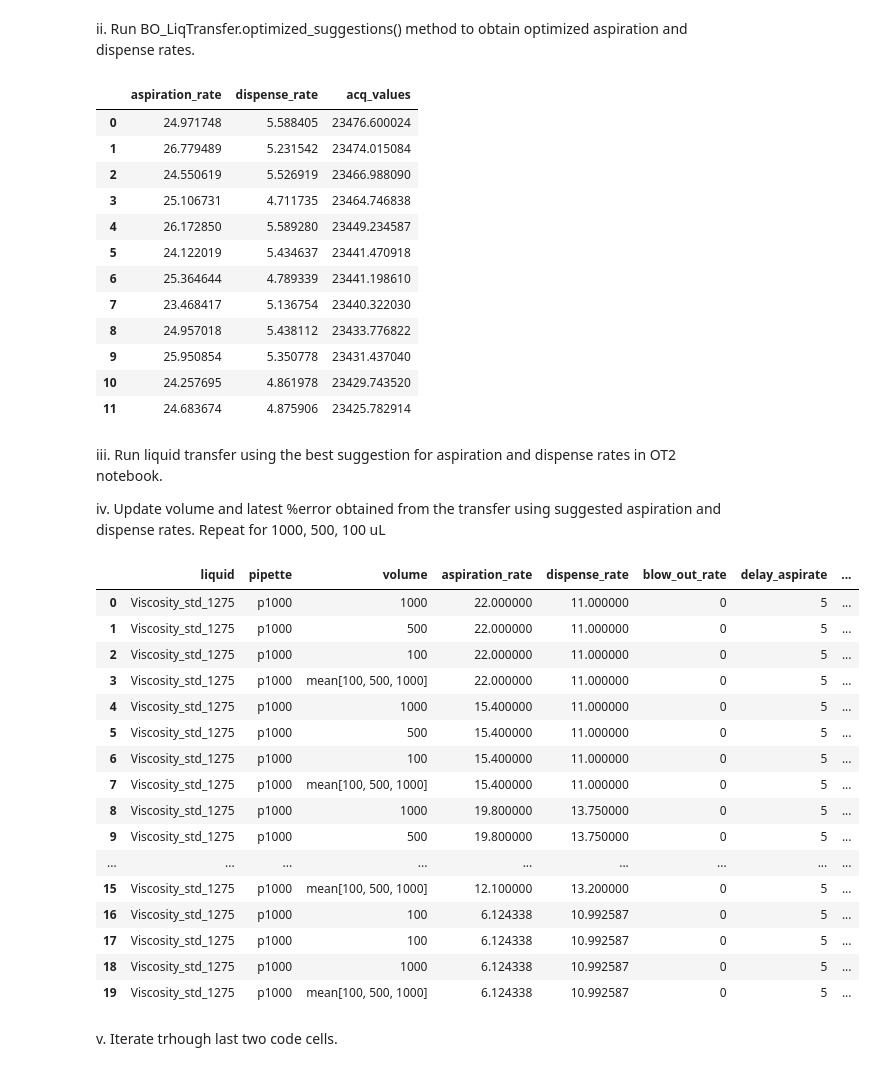
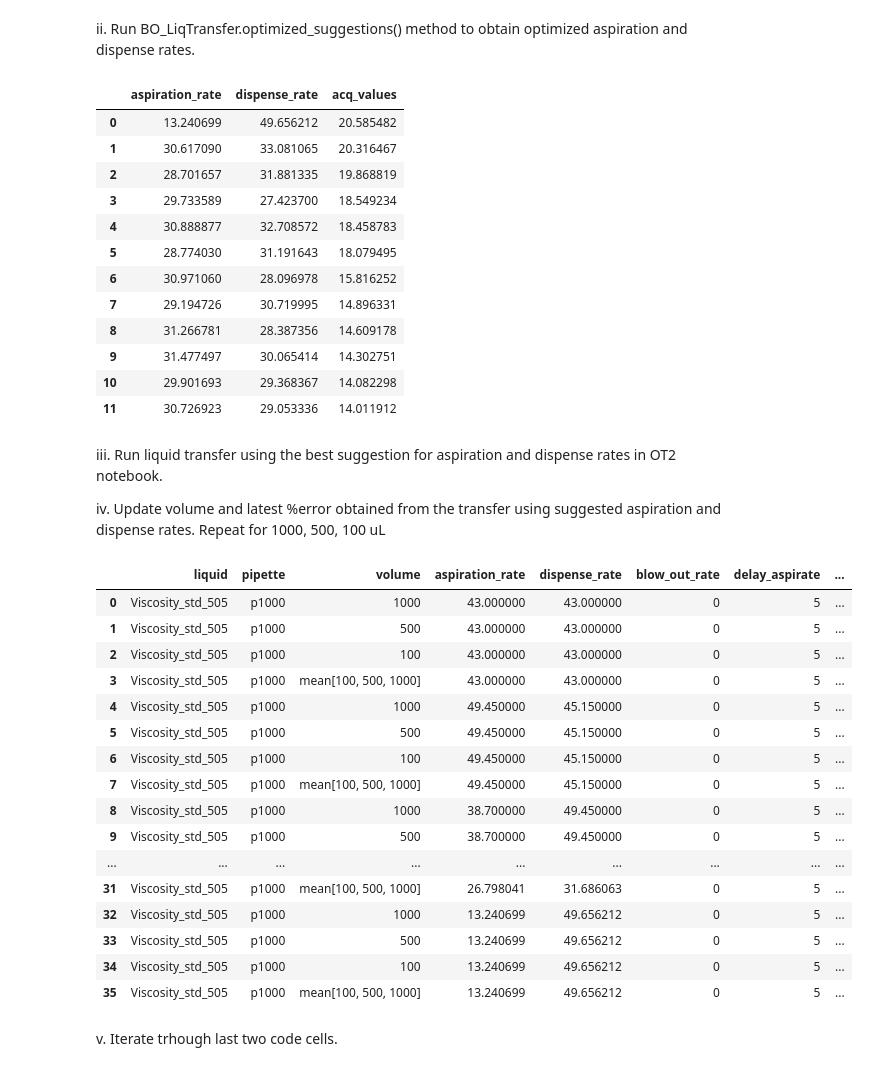
Before and after one commit to Quijanove/viscosity_liquid_transfer_Pablo, a Jupyter notebook: BOTorch_optimizationl_mean_volume.ipynb, the cells around one changed output. Saved outputs shown, nothing was run; the diff lists cells and outputs as text; code cells hidden in the pictures.

```diff
--- a/BOTorch_optimizationl_mean_volume.ipynb
+++ b/BOTorch_optimizationl_mean_volume.ipynb
@@ -234,7 +234,7 @@ i.   Create BO_LiqTransfer object and load data set.
 Please set liquid name and volume to transfer according to the experiment.
 # %%
 # Change according to experiment
-liquid_name = 'Viscosity_std_1275'
+liquid_name = 'Viscosity_std_505'
 
 # Do not change
 liq = BO_LiqTransfer(liquid_name)
@@ -265,40 +265,40 @@ ii.   Run BO_LiqTransfer.optimized_suggestions() method to obtain optimized aspi
 liq.optimized_suggestions()
 # %% [output]
 |  | aspiration_rate | dispense_rate | acq_values |
-| 0 | 24.971748 | 5.588405 | 23476.600024 |
-| 1 | 26.779489 | 5.231542 | 23474.015084 |
-| 2 | 24.550619 | 5.526919 | 23466.988090 |
-| 3 | 25.106731 | 4.711735 | 23464.746838 |
-| 4 | 26.172850 | 5.589280 | 23449.234587 |
-| 5 | 24.122019 | 5.434637 | 23441.470918 |
-| 6 | 25.364644 | 4.789339 | 23441.198610 |
-| 7 | 23.468417 | 5.136754 | 23440.322030 |
-| 8 | 24.957018 | 5.438112 | 23433.776822 |
-| 9 | 25.950854 | 5.350778 | 23431.437040 |
-| 10 | 24.257695 | 4.861978 | 23429.743520 |
-| 11 | 24.683674 | 4.875906 | 23425.782914 |
+| 0 | 13.240699 | 49.656212 | 20.585482 |
+| 1 | 30.617090 | 33.081065 | 20.316467 |
+| 2 | 28.701657 | 31.881335 | 19.868819 |
+| 3 | 29.733589 | 27.423700 | 18.549234 |
+| 4 | 30.888877 | 32.708572 | 18.458783 |
+| 5 | 28.774030 | 31.191643 | 18.079495 |
+| 6 | 30.971060 | 28.096978 | 15.816252 |
+| 7 | 29.194726 | 30.719995 | 14.896331 |
+| 8 | 31.266781 | 28.387356 | 14.609178 |
+| 9 | 31.477497 | 30.065414 | 14.302751 |
+| 10 | 29.901693 | 29.368367 | 14.082298 |
+| 11 | 30.726923 | 29.053336 | 14.011912 |
 # %% [markdown]
 iii. Run liquid transfer using the best suggestion for aspiration and dispense rates in OT2 notebook.
 
 iv. Update volume and latest %error obtained from the transfer using suggested aspiration and dispense rates. Repeat for 1000, 500, 100 uL
 # %%
-volume= 1000
-liq.update_data(volume)
+volume= 100
+liq.update_data(7.22100,volume)
 # %% [output]
 |  | liquid | pipette | volume | aspiration_rate | dispense_rate | blow_out_rate | delay_aspirate | ... |
-| 0 | Viscosity_std_1275 | p1000 | 1000 | 22.000000 | 11.000000 | 0 | 5 | ... |
-| 1 | Viscosity_std_1275 | p1000 | 500 | 22.000000 | 11.000000 | 0 | 5 | ... |
-| 2 | Viscosity_std_1275 | p1000 | 100 | 22.000000 | 11.000000 | 0 | 5 | ... |
-| 3 | Viscosity_std_1275 | p1000 | mean[100, 500, 1000] | 22.000000 | 11.000000 | 0 | 5 | ... |
-| 4 | Viscosity_std_1275 | p1000 | 1000 | 15.400000 | 11.000000 | 0 | 5 | ... |
-| 5 | Viscosity_std_1275 | p1000 | 500 | 15.400000 | 11.000000 | 0 | 5 | ... |
-| 6 | Viscosity_std_1275 | p1000 | 100 | 15.400000 | 11.000000 | 0 | 5 | ... |
-| 7 | Viscosity_std_1275 | p1000 | mean[100, 500, 1000] | 15.400000 | 11.000000 | 0 | 5 | ... |
-| 8 | Viscosity_std_1275 | p1000 | 1000 | 19.800000 | 13.750000 | 0 | 5 | ... |
-| 9 | Viscosity_std_1275 | p1000 | 500 | 19.800000 | 13.750000 | 0 | 5 | ... |
+| 0 | Viscosity_std_505 | p1000 | 1000 | 43.000000 | 43.000000 | 0 | 5 | ... |
+| 1 | Viscosity_std_505 | p1000 | 500 | 43.000000 | 43.000000 | 0 | 5 | ... |
+| 2 | Viscosity_std_505 | p1000 | 100 | 43.000000 | 43.000000 | 0 | 5 | ... |
+| 3 | Viscosity_std_505 | p1000 | mean[100, 500, 1000] | 43.000000 | 43.000000 | 0 | 5 | ... |
+| 4 | Viscosity_std_505 | p1000 | 1000 | 49.450000 | 45.150000 | 0 | 5 | ... |
+| 5 | Viscosity_std_505 | p1000 | 500 | 49.450000 | 45.150000 | 0 | 5 | ... |
+| 6 | Viscosity_std_505 | p1000 | 100 | 49.450000 | 45.150000 | 0 | 5 | ... |
+| 7 | Viscosity_std_505 | p1000 | mean[100, 500, 1000] | 49.450000 | 45.150000 | 0 | 5 | ... |
+| 8 | Viscosity_std_505 | p1000 | 1000 | 38.700000 | 49.450000 | 0 | 5 | ... |
+| 9 | Viscosity_std_505 | p1000 | 500 | 38.700000 | 49.450000 | 0 | 5 | ... |
 | ... | ... | ... | ... | ... | ... | ... | ... | ... |
-| 15 | Viscosity_std_1275 | p1000 | mean[100, 500, 1000] | 12.100000 | 13.200000 | 0 | 5 | ... |
-| 16 | Viscosity_std_1275 | p1000 | 100 | 6.124338 | 10.992587 | 0 | 5 | ... |
-| 17 | Viscosity_std_1275 | p1000 | 100 | 6.124338 | 10.992587 | 0 | 5 | ... |
-| 18 | Viscosity_std_1275 | p1000 | 1000 | 6.124338 | 10.992587 | 0 | 5 | ... |
-| 19 | Viscosity_std_1275 | p1000 | mean[100, 500, 1000] | 6.124338 | 10.992587 | 0 | 5 | ... |
+| 31 | Viscosity_std_505 | p1000 | mean[100, 500, 1000] | 26.798041 | 31.686063 | 0 | 5 | ... |
+| 32 | Viscosity_std_505 | p1000 | 1000 | 13.240699 | 49.656212 | 0 | 5 | ... |
+| 33 | Viscosity_std_505 | p1000 | 500 | 13.240699 | 49.656212 | 0 | 5 | ... |
+| 34 | Viscosity_std_505 | p1000 | 100 | 13.240699 | 49.656212 | 0 | 5 | ... |
+| 35 | Viscosity_std_505 | p1000 | mean[100, 500, 1000] | 13.240699 | 49.656212 | 0 | 5 | ... |
```
Also changed, not shown: parts of 3 cells of this notebook, 8 other files.
